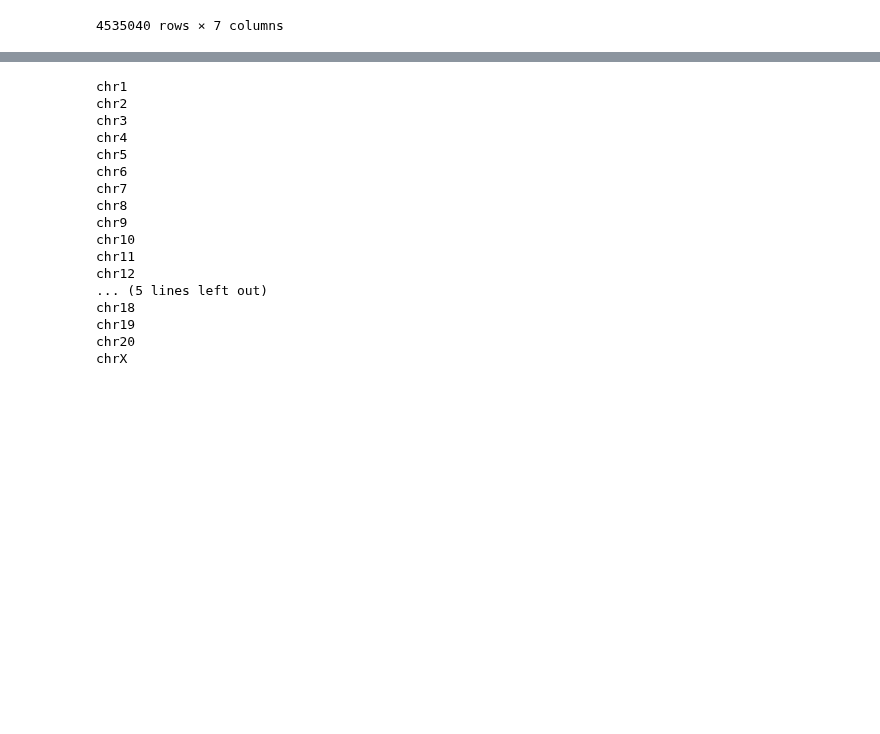
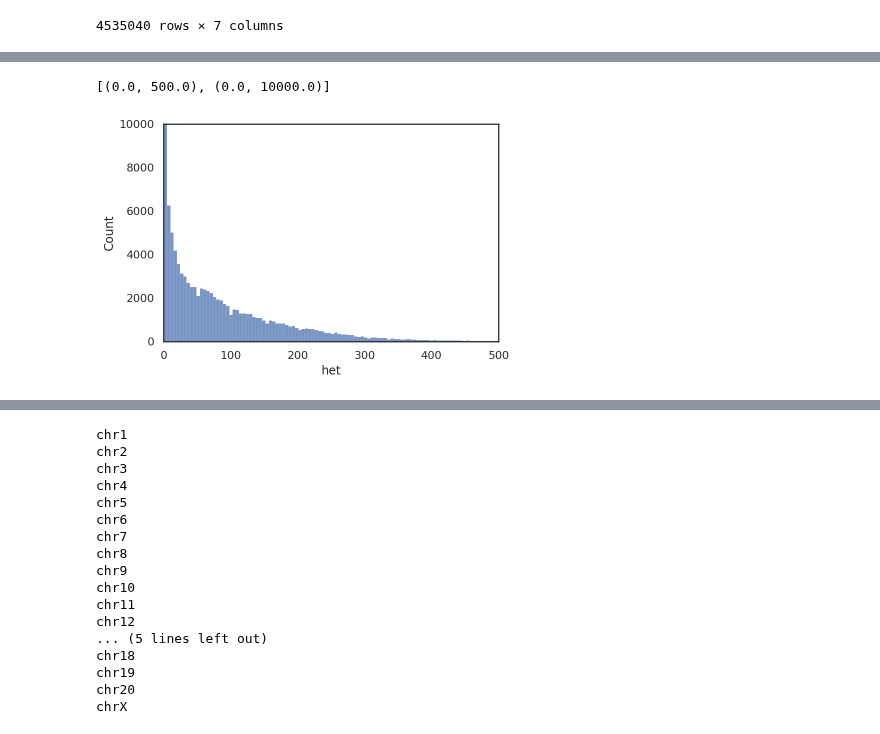
Before and after one commit to erikfogh/baboon_analysis, a Jupyter notebook: notebooks/Plotting_by_Species.ipynb, the cells around one changed output, grey strips where cells are left out. Drawn from its saved outputs; the diff is of its cells as text; code cells hidden in the pictures; blank space fills up the shorter version.

```diff
--- a/notebooks/Plotting_by_Species.ipynb
+++ b/notebooks/Plotting_by_Species.ipynb
@@ -142,0 +150,5 @@ het_df_trimmed
+# %%
+female_windows = het_df_trimmed.loc[(het_df_trimmed.sex == "F") & (het_df_trimmed.chr == "chrX")]
+male_windows = het_df_trimmed.loc[(het_df_trimmed.sex == "M") & (het_df_trimmed.chr == "chrX")]
+female_windows_nopar = female_windows.loc[(female_windows.window >= 30) & (female_windows.window <= 1500)]
+male_windows_nopar = male_windows.loc[(male_windows.window >= 30) & (male_windows.window <= 1500)]
@@ -142,0 +231,6 @@ het_df_trimmed
+# %%
+g = sns.histplot(data=female_windows, x="het")
+g.set(xlim=(0, 500), ylim=(0, 10000))
+# %% [output]
+[(0.0, 500.0), (0.0, 10000.0)]
+[figure, added]
```
Also changed, not shown: parts of 22 cells of this notebook, 6 other files.
